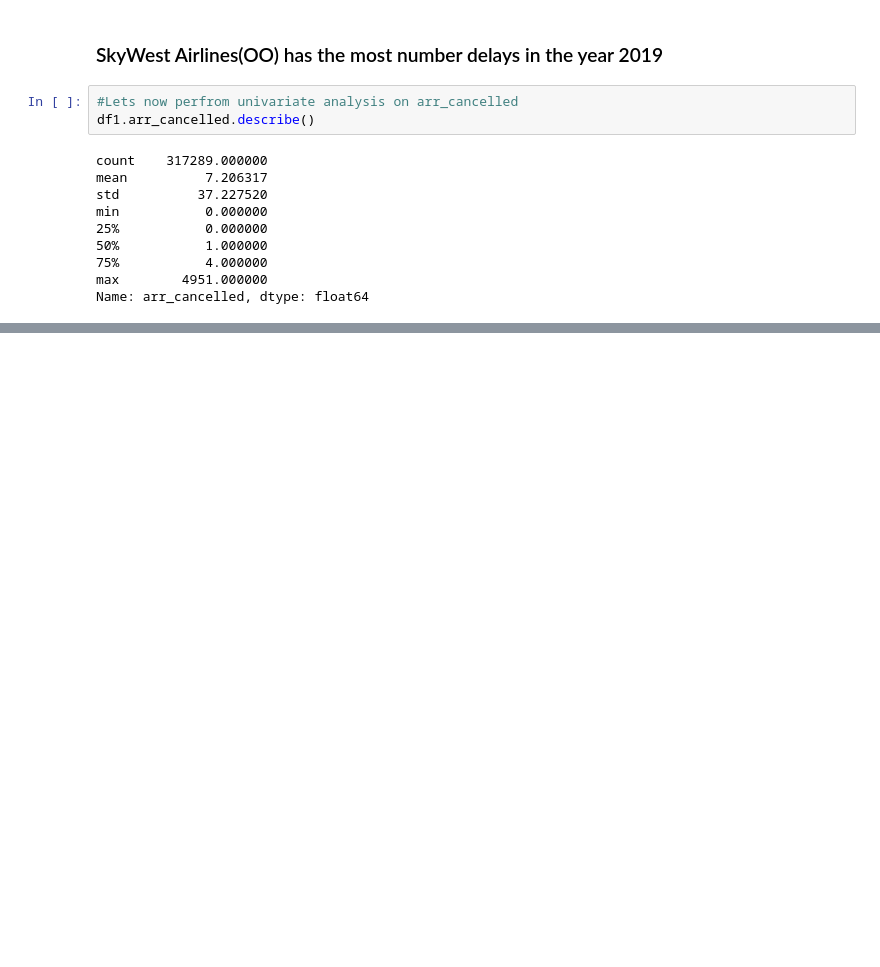
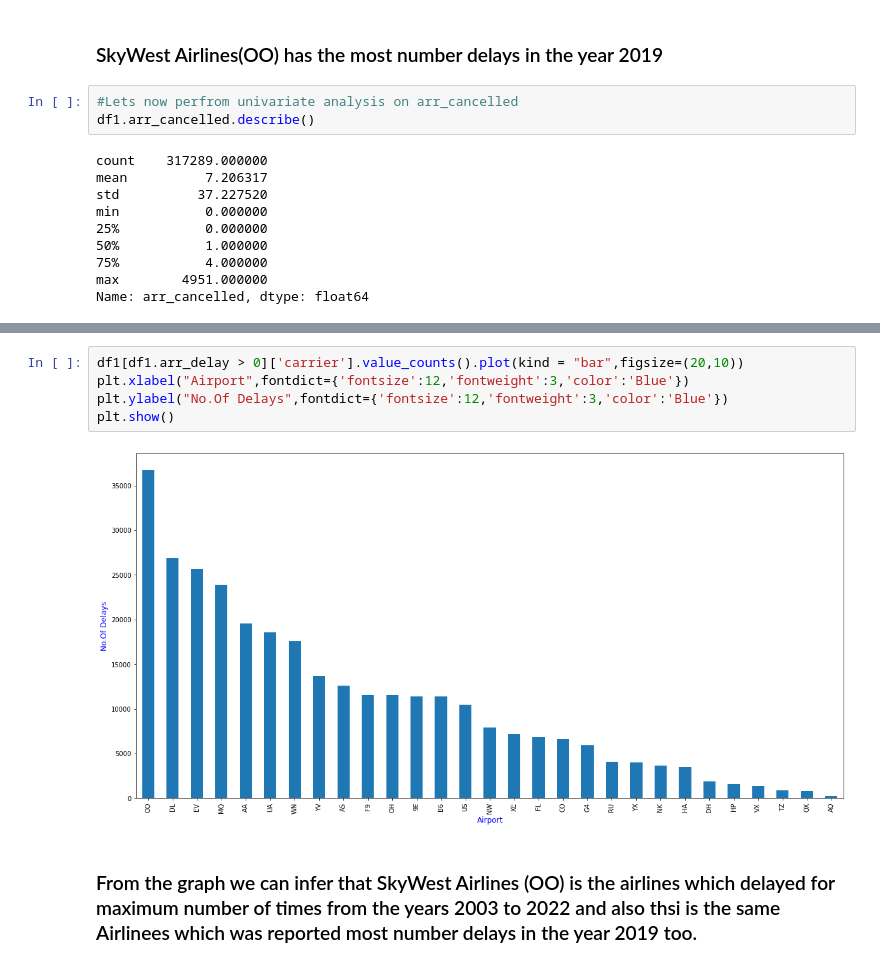
Before and after one commit to KunduruJayasimhareddy/USA-Airlines-Delay-Cause, a Jupyter notebook: EDA PROJECT.ipynb, the cells around one changed output, grey strips where cells are left out. Cells and saved outputs as stored; diff of their text form; blank space fills up the shorter version.

```diff
--- a/EDA PROJECT.ipynb
+++ b/EDA PROJECT.ipynb
@@ -435,0 +562,9 @@ plt.show()
+# %%
+df1[df1.arr_delay > 0]['carrier'].value_counts().plot(kind = "bar",figsize=(20,10))
+plt.xlabel("Airport",fontdict={'fontsize':12,'fontweight':3,'color':'Blue'})
+plt.ylabel("No.Of Delays",fontdict={'fontsize':12,'fontweight':3,'color':'Blue'})
+plt.show()
+# %% [output]
+[figure, added]
+# %% [markdown]
+### From the graph we can infer that SkyWest Airlines (OO) is the airlines which delayed for maximum number of times from the years 2003 to 2022 and also thsi is the same Airlinees which was reported most number delays in the year 2019 too.
```
Also changed, not shown: parts of 57 cells of this notebook.
